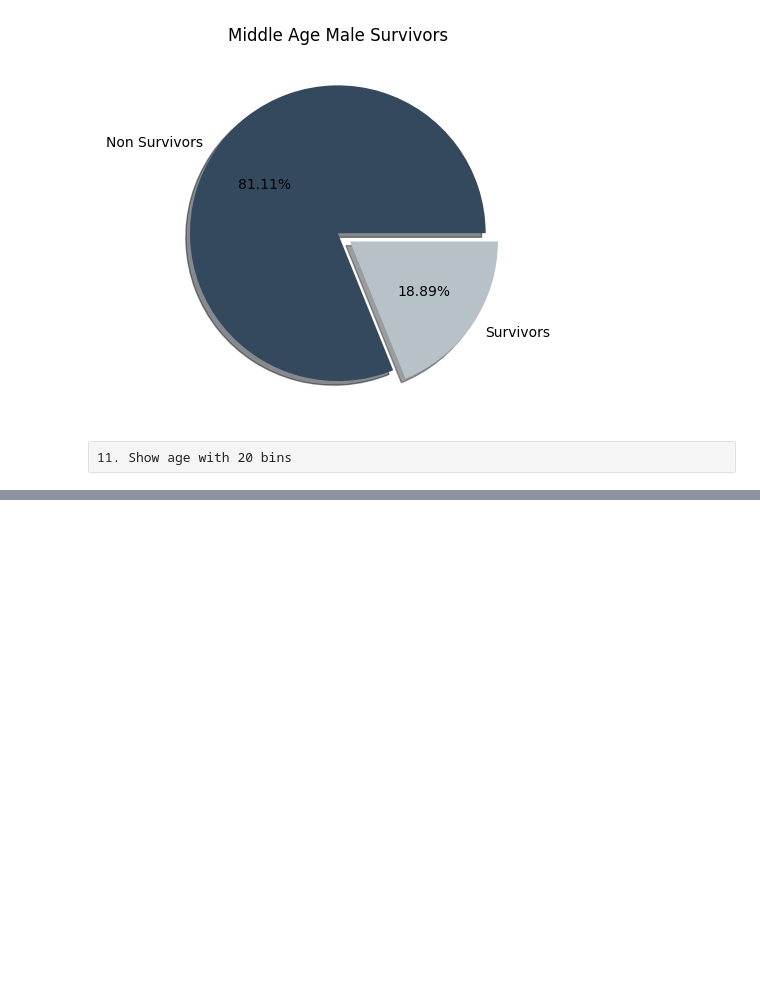
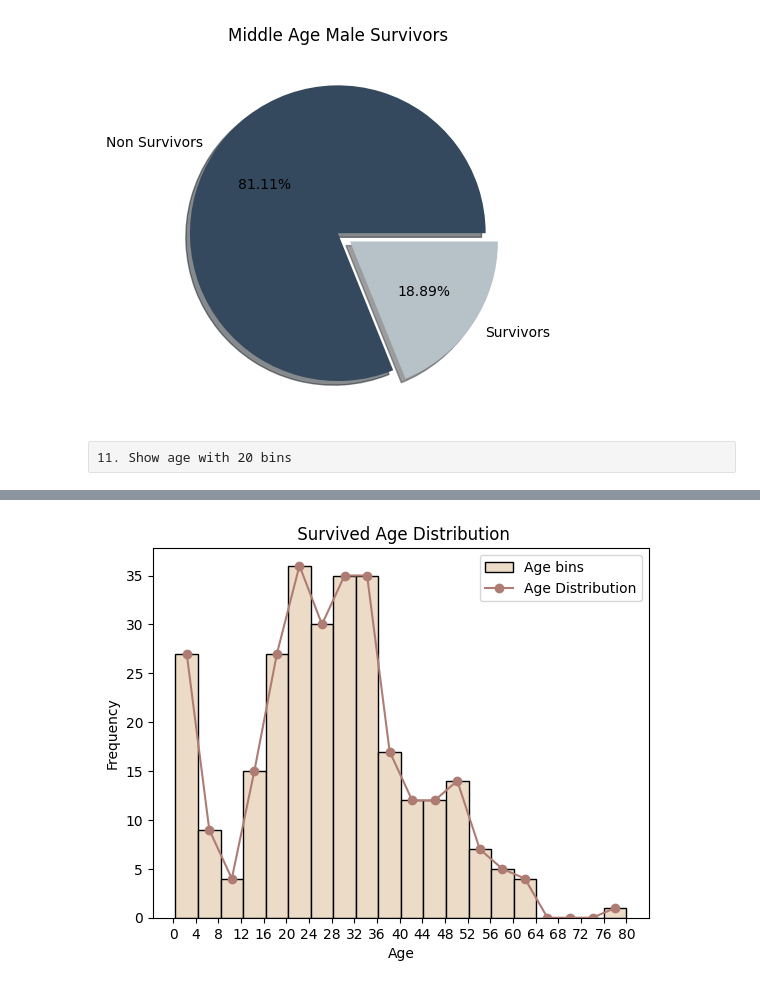
Before and after one commit to deembuvi/Titanic_project, a Jupyter notebook: titanic.ipynb, the cells around one changed output, grey strips where cells are left out. Saved outputs shown, nothing was run; the diff lists cells and outputs as text; code cells hidden in the pictures; blank space fills up the shorter version.

```diff
--- a/titanic.ipynb
+++ b/titanic.ipynb
@@ -496,0 +387,3 @@ print(len(duplicates))
+# %%
+survived=df[df.Survived== 1]. Age
+print (survived)
@@ -496,0 +403,12 @@ print(len(duplicates))
+# %%
+counts, bins, patches= plt.hist(survived, bins=20,color="#ecdcc7", edgecolor= "black",label="Age bins")
+bin_centers=(bins[:-1]+bins[1:])/2
+plt.plot(bin_centers, counts, marker="o", color="#af7c74", label="Age Distribution")
+plt.xticks(np.arange(0,84,4))
+plt.title(" Survived Age Distribution")
+plt.xlabel("Age")
+plt.ylabel("Frequency")
+plt.legend()
+plt.show()
+# %% [output]
+[figure, added]
```
Also changed, not shown: parts of 27 cells of this notebook.
